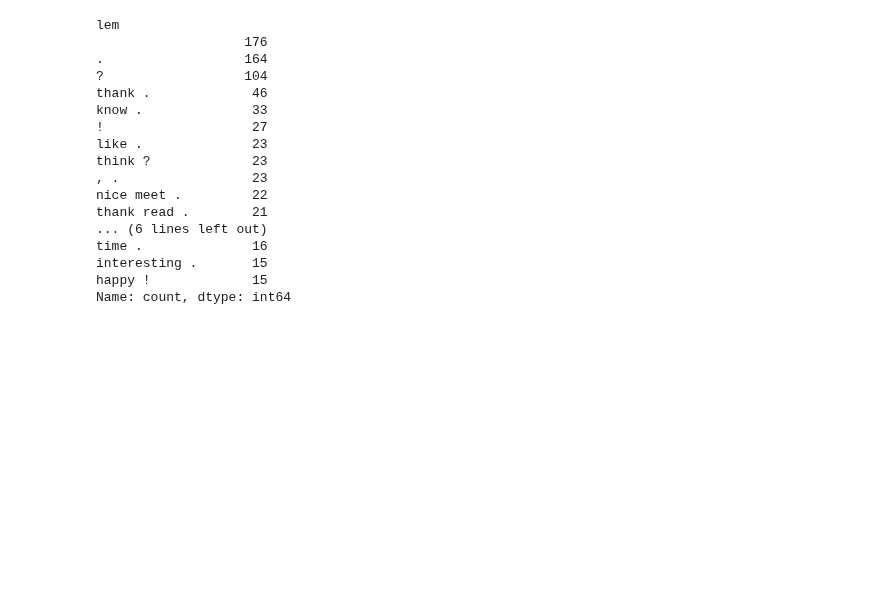
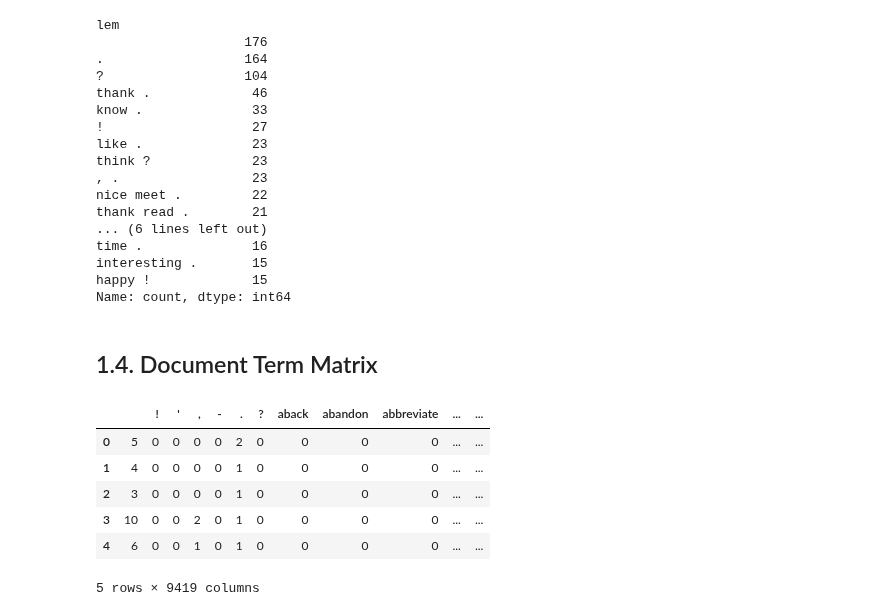
Before and after one commit to Ztrimus/llm-sensitivity, a Jupyter notebook: notebooks/gcd-exploration.ipynb, the cells around one changed output. Saved outputs shown, nothing was run; the diff lists cells and outputs as text; code cells hidden in the pictures; blank space fills up the shorter version.

```diff
--- a/notebooks/gcd-exploration.ipynb
+++ b/notebooks/gcd-exploration.ipynb
@@ -169,3 +180,5 @@ time .              16
 interesting .       15
 happy !             15
 Name: count, dtype: int64
+# %% [markdown]
+## 1.4. Document Term Matrix
@@ -171,0 +188,18 @@ Name: count, dtype: int64
+# %%
+cv=CountVectorizer(analyzer='word', token_pattern=r'\b\w+\b|\W')
+# to consider only alphabetical words remove token_pattern=r'\b\w+\b|\W'
+
+# TODO: Should we consider lemmatized column or input column
+data=cv.fit_transform(df.lem)
+# pd.DataFrame.sparse.from_spmatrix(data)
+df_dtm = pd.DataFrame(data.toarray(), columns=cv.get_feature_names_out())
+df_dtm.index=df.index
+df_dtm.head()
+# %% [output]
+|  |  | ! | ' | , | - | . | ? | aback | abandon | abbreviate | ... | ... |
+| 0 | 5 | 0 | 0 | 0 | 0 | 2 | 0 | 0 | 0 | 0 | ... | ... |
+| 1 | 4 | 0 | 0 | 0 | 0 | 1 | 0 | 0 | 0 | 0 | ... | ... |
+| 2 | 3 | 0 | 0 | 0 | 0 | 1 | 0 | 0 | 0 | 0 | ... | ... |
+| 3 | 10 | 0 | 0 | 2 | 0 | 1 | 0 | 0 | 0 | 0 | ... | ... |
+| 4 | 6 | 0 | 0 | 1 | 0 | 1 | 0 | 0 | 0 | 0 | ... | ... |
+5 rows × 9419 columns
```
Also changed, not shown: parts of 9 cells of this notebook, 2 other files.
